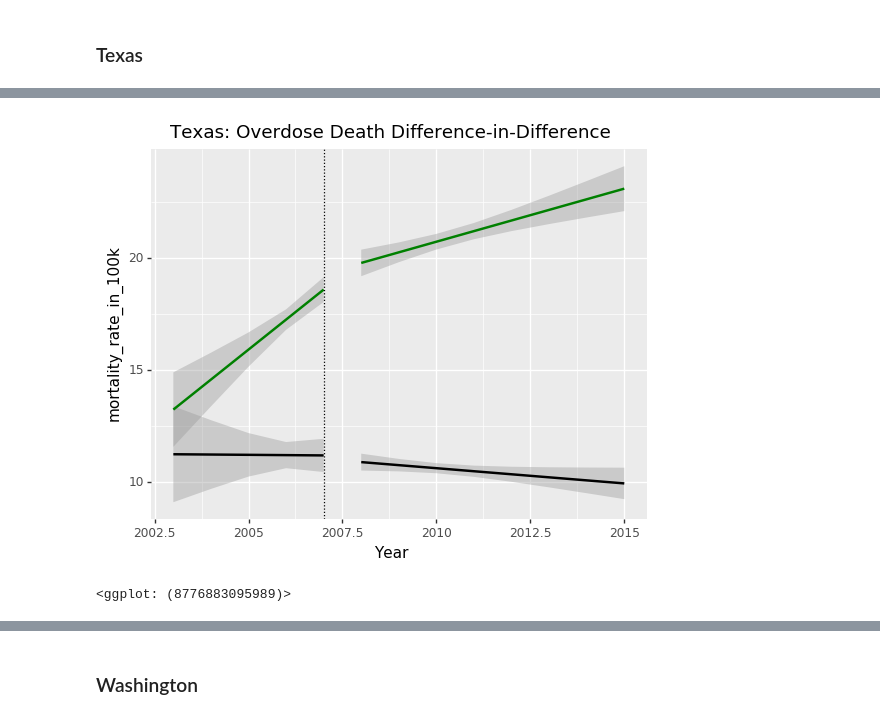
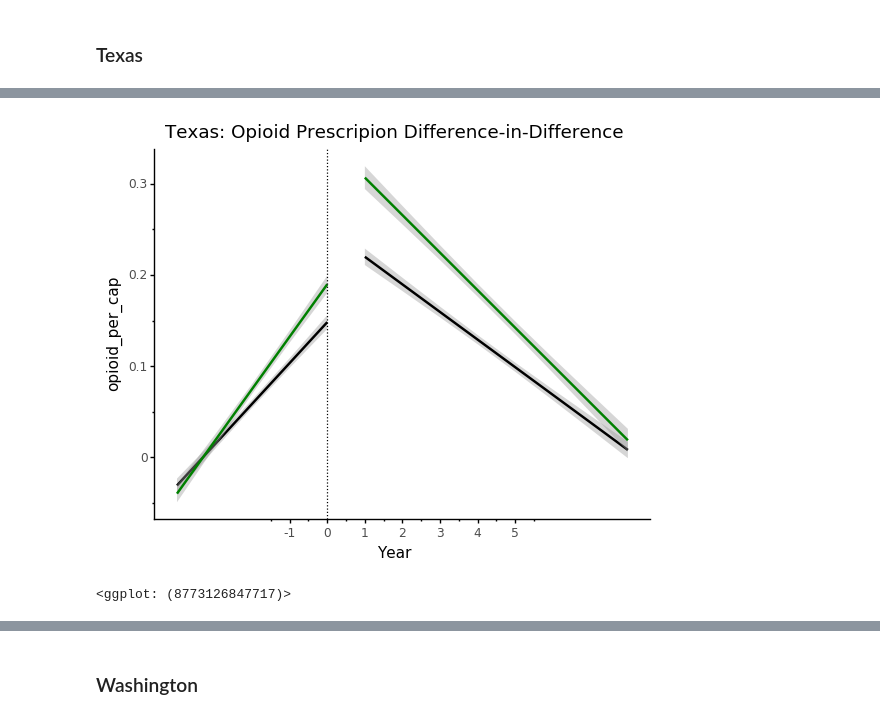
Before and after one commit to zyzoe/estimating-impact-of-opioids-2020-team-blue, a Jupyter notebook: 10_code/plotting.ipynb, the cells around one changed output, grey strips where cells are left out. Saved outputs shown, nothing was run; the diff lists cells and outputs as text; code cells hidden in the pictures.

```diff
--- a/10_code/plotting.ipynb
+++ b/10_code/plotting.ipynb
@@ -24,0 +17,6 @@ pop
+# %%
+opioids = (
+    opioids.groupby(["state", "county", "Year"], as_index=False)
+    .sum()
+    .drop(["Month"], axis=1)
+)
@@ -84,0 +70,2 @@ final
+# %%
+final.fillna(0, inplace=True)
@@ -171,2 +279,9 @@ fl_df
 # %% [markdown]
 ### Texas
+# %%
+control = ["KS", "ME", "MS", "MT", "SD"]
+
+control_df = final[final.state.isin(control)]
+
+control_df = control_df.copy()
+control_df["state"] = "control"
@@ -188,12 +336,34 @@ tx_df.loc[tx_df["Year"] > 2007, "policy"] = 1
 # %%
 (
-    ggplot(tx_df) +
-        geom_smooth(tx_df[tx_df["state"] == "TX"], aes(x = "Year", y = "mortality_rate_in_100k", group = "policy"),method = "lm") +
-        geom_smooth(tx_df[tx_df["state"] == "control"], aes(x = "Year", y = "mortality_rate_in_100k", group = "policy"),
-                    method = "lm", color = "green") +
-        geom_vline(xintercept = 2007, linetype = "dotted")  +
-        ggtitle("Texas: Overdose Death Difference-in-Difference")
+    ggplot(tx_df)
+    + geom_smooth(
+        tx_df[tx_df["state"] == "TX"],
+        aes(x="Year", y="opioid_per_cap", group="policy"),
+        method="lm",
+    )
+    + geom_smooth(
+        tx_df[tx_df["state"] == "control"],
+        aes(x="Year", y="opioid_per_cap", group="policy"),
+        method="lm",
+        color="green",
+    )
+    + geom_vline(xintercept=2007, linetype="dotted")
+    + ggtitle("Texas: Opioid Prescripion Difference-in-Difference")
+    + scale_x_continuous(
+        name="Year",
+        breaks=[
+            2006,
+            2007,
+            2008,
+            2009,
+            2010,
+            2011,
+            2012
+        ],
+        labels=["-1", "0", "1", "2", "3", "4", "5"],
+    )
+    + theme_classic()
 )
 # %% [output]
-[figure, old version]
+[figure, new version]
-<ggplot: (8776883095989)>
+<ggplot: (8773126847717)>
```
Also changed, not shown: parts of 46 cells of this notebook, 1 other file.
